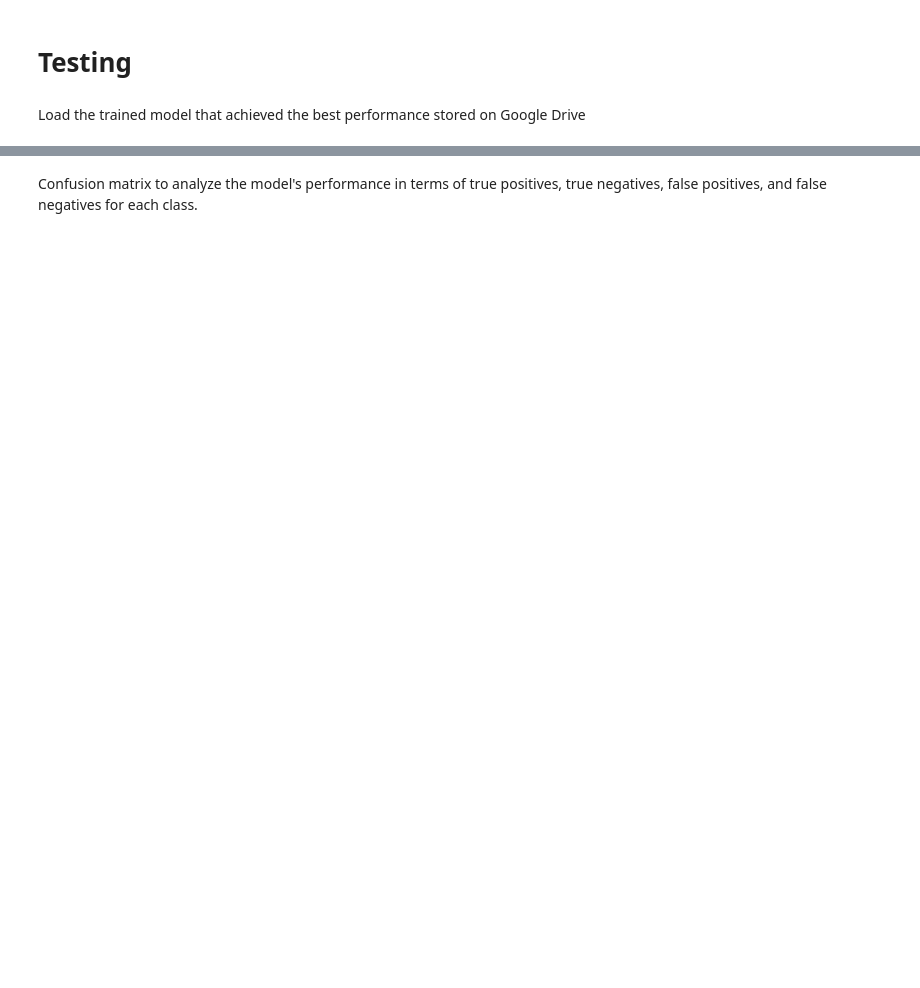
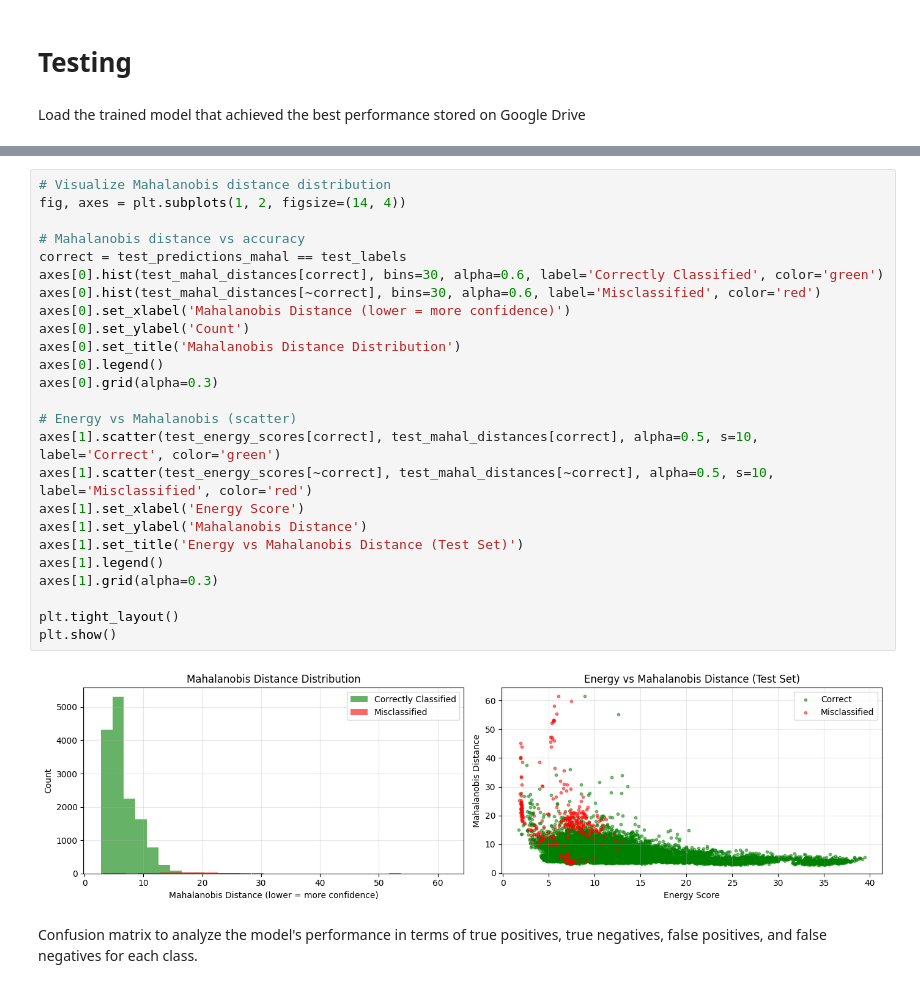
Before and after one commit to CavaWasTaken/JammingClassification, a Jupyter notebook: Dataset_generation/image_dataset_generation/ai_model.ipynb, the cells around one changed output, grey strips where cells are left out. Drawn from its saved outputs; the diff is of its cells as text; blank space fills up the shorter version.

```diff
--- a/Dataset_generation/image_dataset_generation/ai_model.ipynb
+++ b/Dataset_generation/image_dataset_generation/ai_model.ipynb
@@ -682,3 +632,30 @@ Test Accuracy: 0.9123
+# %%
+# Visualize Mahalanobis distance distribution
+fig, axes = plt.subplots(1, 2, figsize=(14, 4))
+
+# Mahalanobis distance vs accuracy
+correct = test_predictions_mahal == test_labels
+axes[0].hist(test_mahal_distances[correct], bins=30, alpha=0.6, label='Correctly Classified', color='green')
+axes[0].hist(test_mahal_distances[~correct], bins=30, alpha=0.6, label='Misclassified', color='red')
+axes[0].set_xlabel('Mahalanobis Distance (lower = more confidence)')
+axes[0].set_ylabel('Count')
+axes[0].set_title('Mahalanobis Distance Distribution')
+axes[0].legend()
+axes[0].grid(alpha=0.3)
+
+# Energy vs Mahalanobis (scatter)
+axes[1].scatter(test_energy_scores[correct], test_mahal_distances[correct], alpha=0.5, s=10, label='Correct', color='green')
+axes[1].scatter(test_energy_scores[~correct], test_mahal_distances[~correct], alpha=0.5, s=10, label='Misclassified', color='red')
+axes[1].set_xlabel('Energy Score')
+axes[1].set_ylabel('Mahalanobis Distance')
+axes[1].set_title('Energy vs Mahalanobis Distance (Test Set)')
+axes[1].legend()
+axes[1].grid(alpha=0.3)
+
+plt.tight_layout()
+plt.show()
+# %% [output]
+[figure, added]
 # %% [markdown]
 Confusion matrix to analyze the model's performance in terms of true positives, true negatives, false positives, and false negatives for each class.
 # %%
```
Also changed, not shown: parts of 28 cells of this notebook.
